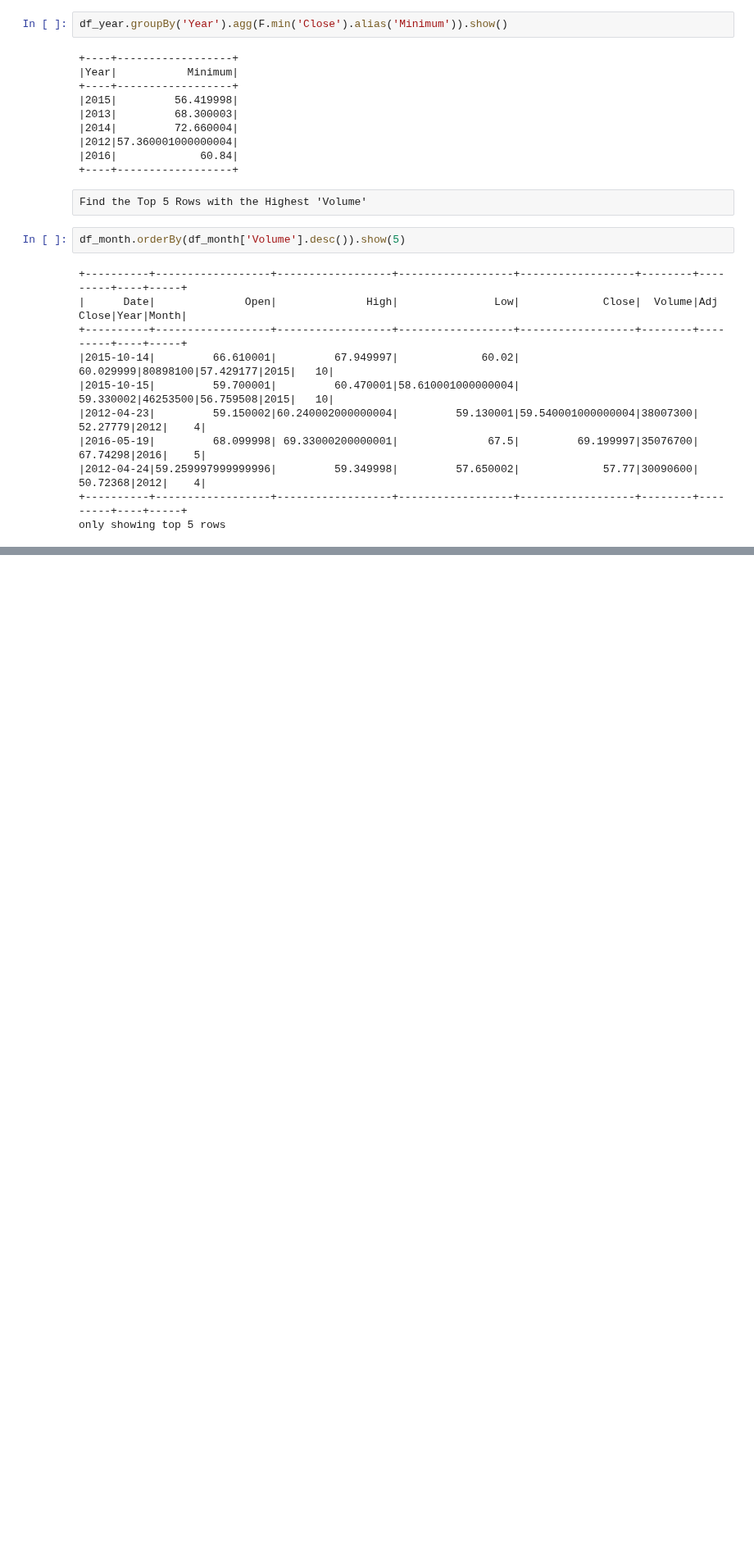
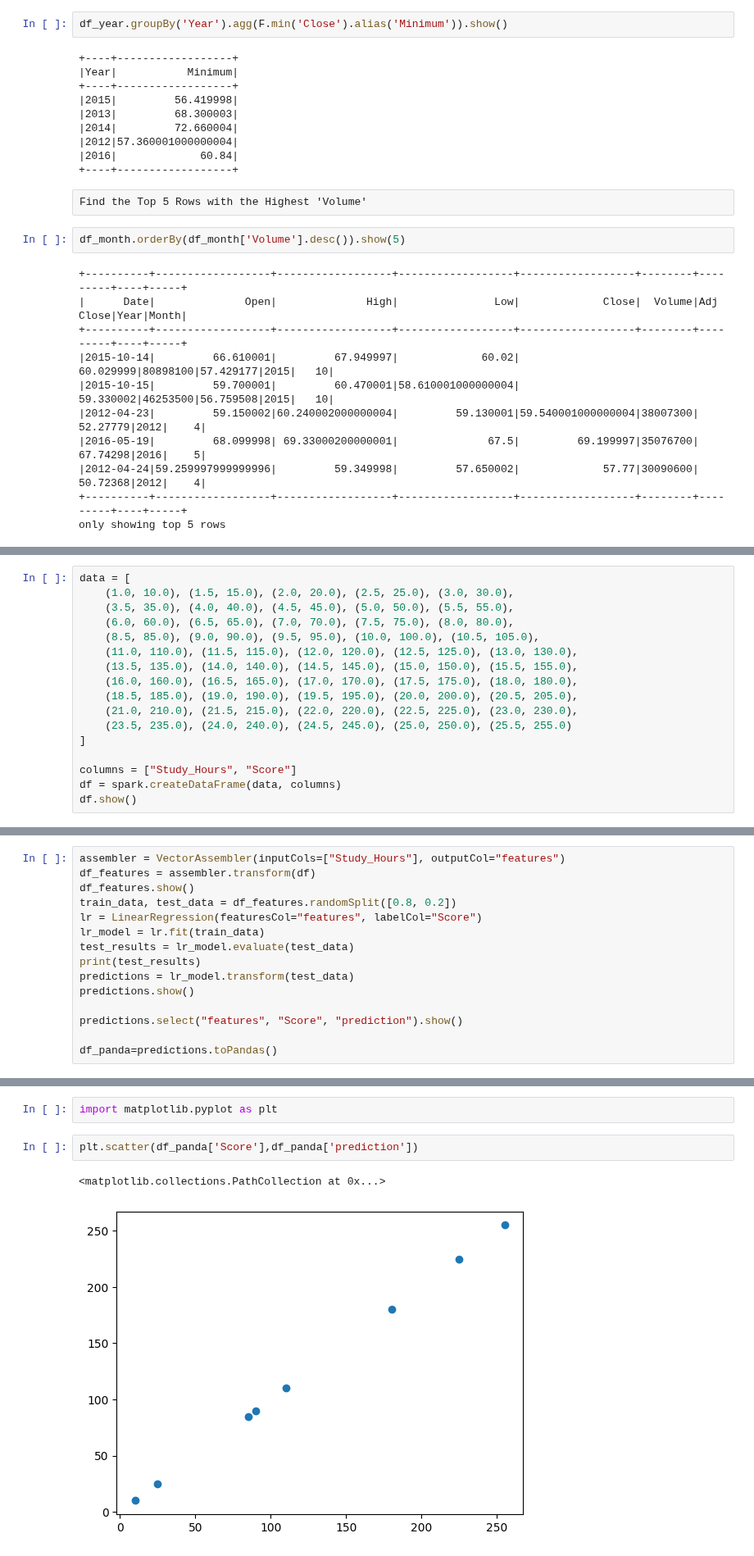
Before and after one commit to Ckchaitresh/Python, a Jupyter notebook: Pyspark_Exercise2 24-12-2024.ipynb, the cells around one changed output, grey strips where cells are left out. Shown at 82% size. Saved outputs shown, nothing was run; the diff lists cells and outputs as text; blank space fills up the shorter version.

Commit message:
Updated code with lead,lag,joins and also a basic lnear regression problem

```diff
--- a/Pyspark_Exercise2 23-12-2024.ipynb
+++ b/Pyspark_Exercise2 24-12-2024.ipynb
@@ -325,0 +401,17 @@ only showing top 5 rows
+# %%
+data = [
+    (1.0, 10.0), (1.5, 15.0), (2.0, 20.0), (2.5, 25.0), (3.0, 30.0),
+    (3.5, 35.0), (4.0, 40.0), (4.5, 45.0), (5.0, 50.0), (5.5, 55.0),
+    (6.0, 60.0), (6.5, 65.0), (7.0, 70.0), (7.5, 75.0), (8.0, 80.0),
+    (8.5, 85.0), (9.0, 90.0), (9.5, 95.0), (10.0, 100.0), (10.5, 105.0),
+    (11.0, 110.0), (11.5, 115.0), (12.0, 120.0), (12.5, 125.0), (13.0, 130.0),
+    (13.5, 135.0), (14.0, 140.0), (14.5, 145.0), (15.0, 150.0), (15.5, 155.0),
+    (16.0, 160.0), (16.5, 165.0), (17.0, 170.0), (17.5, 175.0), (18.0, 180.0),
+    (18.5, 185.0), (19.0, 190.0), (19.5, 195.0), (20.0, 200.0), (20.5, 205.0),
+    (21.0, 210.0), (21.5, 215.0), (22.0, 220.0), (22.5, 225.0), (23.0, 230.0),
+    (23.5, 235.0), (24.0, 240.0), (24.5, 245.0), (25.0, 250.0), (25.5, 255.0)
+]
+
+columns = ["Study_Hours", "Score"]
+df = spark.createDataFrame(data, columns)
+df.show()
@@ -325,0 +436,15 @@ only showing top 5 rows
+# %%
+assembler = VectorAssembler(inputCols=["Study_Hours"], outputCol="features")
+df_features = assembler.transform(df)
+df_features.show()
+train_data, test_data = df_features.randomSplit([0.8, 0.2])
+lr = LinearRegression(featuresCol="features", labelCol="Score")
+lr_model = lr.fit(train_data)
+test_results = lr_model.evaluate(test_data)
+print(test_results)
+predictions = lr_model.transform(test_data)
+predictions.show()
+
+predictions.select("features", "Score", "prediction").show()
+
+df_panda=predictions.toPandas()
@@ -325,0 +469,7 @@ only showing top 5 rows
+# %%
+import matplotlib.pyplot as plt
+# %%
+plt.scatter(df_panda['Score'],df_panda['prediction'])
+# %% [output]
+<matplotlib.collections.PathCollection at 0x...>
+[figure, added]
```
Also changed, not shown: parts of 13 cells of this notebook, 1 other file.
